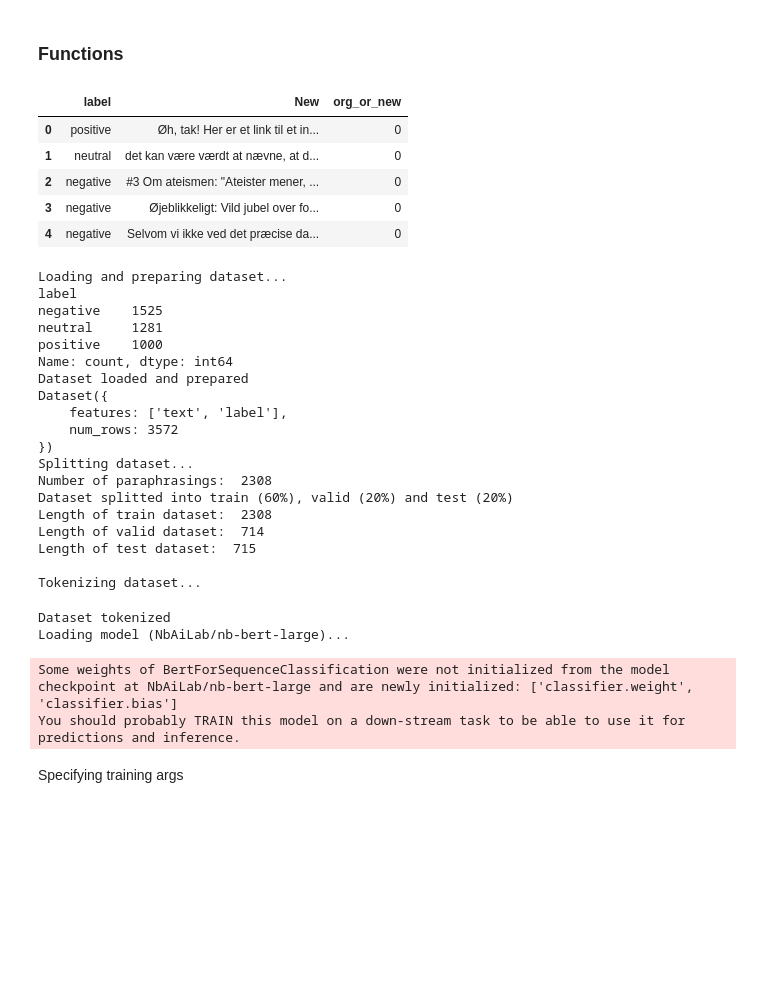
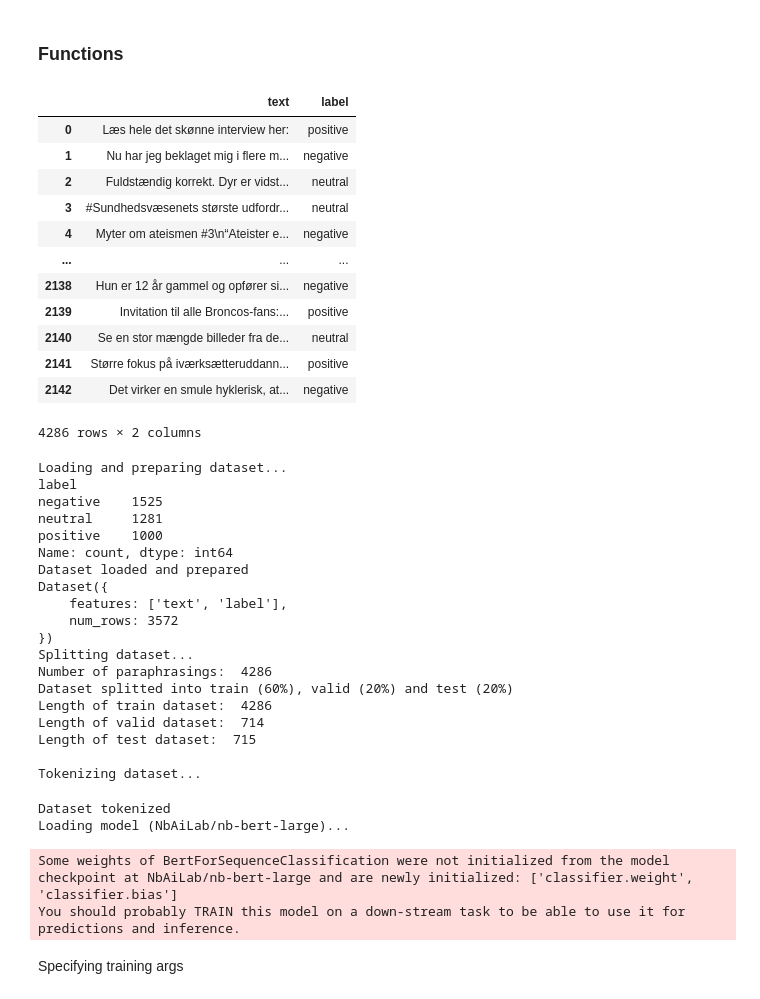
Before and after one commit to jorgenhw/NLP_exam_2023, a Jupyter notebook: nbs/finetune.ipynb, the cells around one changed output. Drawn from its saved outputs; the diff is of its cells as text; code cells hidden in the pictures; blank space fills up the shorter version.

```diff
--- a/nbs/finetune.ipynb
+++ b/nbs/finetune.ipynb
@@ -3,22 +3,39 @@ import os
 
 # Data path
 path = os.path.join(".." , "data" , "tweets_data_temp.csv")
+
 path2 = os.path.join(".." , "data" , "paraphrasings_on_train_2148rows_seed42.csv")
 path3 = os.path.join(".." , "data" , "paraphrasings_on_train_2148rows_seed42_2.csv")
+path4 = os.path.join(".." , "data" , "train_paraphrased_with_gpt4.csv")
 # %% [markdown]
 ### Functions
 # %%
 import pandas as pd
-pd.read_csv(path2).head()
+df = pd.read_csv(path4)
+#len(pd.read_csv("../data/train.csv"))
 # rename New to text
 #df = pd.read_csv(path2).rename(columns={"New":"text"})
+
+newdf1 = df[["text" , "label"]].copy()
+newdf2 = df[["paraphrased_text" , "label"]].copy()
+newdf2 = newdf2.rename(columns={"paraphrased_text":"text"})
+df_3 = pd.concat([newdf1 , newdf2])
+
+df_3
 # %% [output]
-|  | label | New | org_or_new |
-| 0 | positive | Øh, tak! Her er et link til et in... | 0 |
-| 1 | neutral | det kan være værdt at nævne, at d... | 0 |
-| 2 | negative | #3 Om ateismen: "Ateister mener, ... | 0 |
-| 3 | negative | Øjeblikkeligt: Vild jubel over fo... | 0 |
-| 4 | negative | Selvom vi ikke ved det præcise da... | 0 |
+|  | text | label |
+| 0 | Læs hele det skønne interview her: | positive |
+| 1 | Nu har jeg beklaget mig i flere m... | negative |
+| 2 | Fuldstændig korrekt. Dyr er vidst... | neutral |
+| 3 | #Sundhedsvæsenets største udfordr... | neutral |
+| 4 | Myter om ateismen #3\n“Ateister e... | negative |
+| ... | ... | ... |
+| 2138 | Hun er 12 år gammel og opfører si... | negative |
+| 2139 | Invitation til alle Broncos-fans:... | positive |
+| 2140 | Se en stor mængde billeder fra de... | neutral |
+| 2141 | Større fokus på iværksætteruddann... | positive |
+| 2142 | Det virker en smule hyklerisk, at... | negative |
+4286 rows × 2 columns
 # %%
 os.environ["WANDB_DISABLED"] = "true"
 # %%
@@ -140,7 +163,7 @@ dataset = load_and_prepare_dataset(path)
 print(dataset)
 
 print("Splitting dataset...")
-dataset_splitted_dict = split_dataset(dataset, path2, path3) #split_dataset(dataset, path2, path3)
+dataset_splitted_dict = split_dataset(dataset, df_3) #split_dataset(dataset, path2, path3)
 
 print("Tokenizing dataset...")
 tokenized_dataset = tokenize_dataset(dataset_splitted_dict)
@@ -162,9 +185,9 @@ Dataset({
     num_rows: 3572
 })
 Splitting dataset...
-Number of paraphrasings:  2308
+Number of paraphrasings:  4286
 Dataset splitted into train (60%), valid (20%) and test (20%)
-Length of train dataset:  2308
+Length of train dataset:  4286
 Length of valid dataset:  714
 Length of test dataset:  715
 
```
Also changed, not shown: parts of 3 cells of this notebook, 56 other files.
